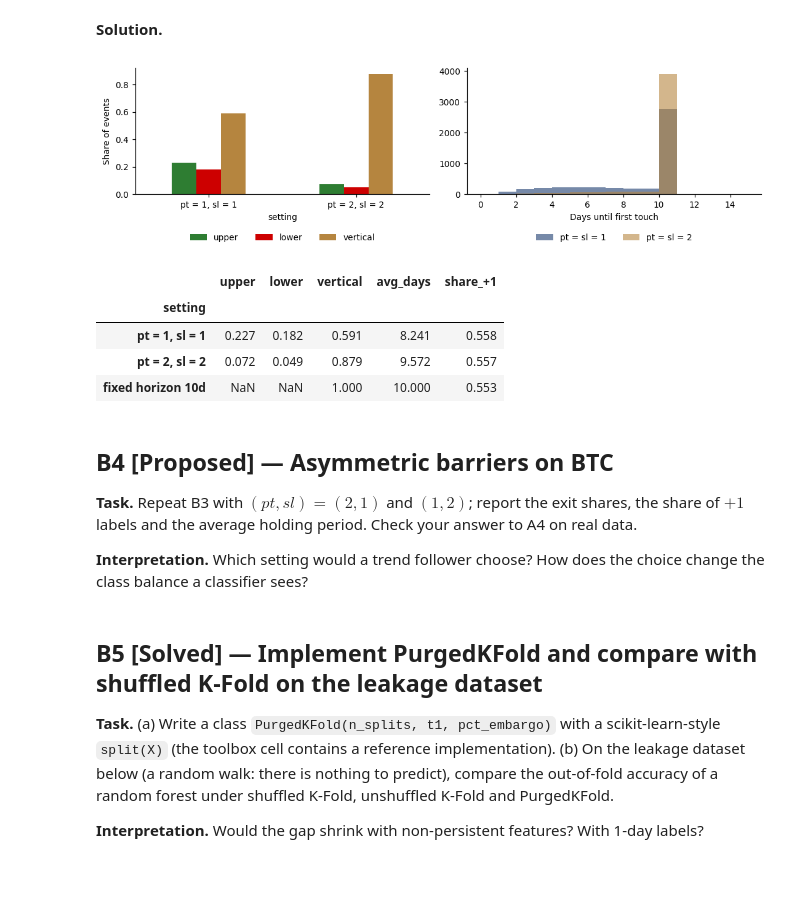
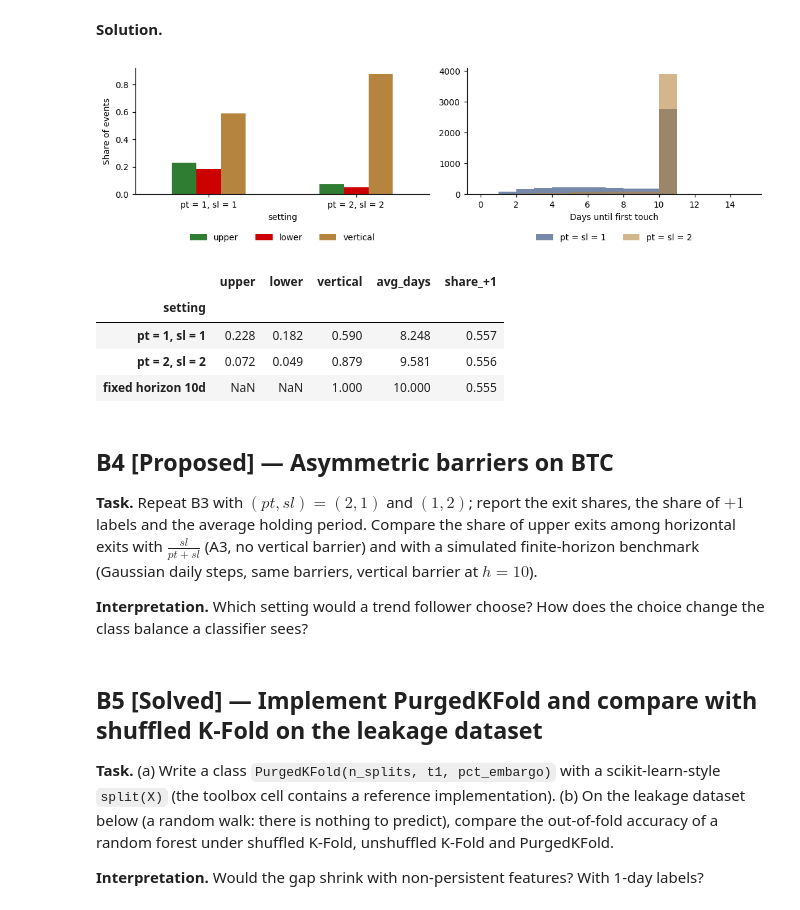
Before and after one commit to danpele/MFM, a Jupyter notebook: notebooks/EN/chapter13_seminar_notebook.ipynb, the cells around one changed output. Cells and saved outputs as stored; diff of their text form; code cells hidden in the pictures; blank space fills up the shorter version.

```diff
--- a/notebooks/EN/chapter13_seminar_notebook.ipynb
+++ b/notebooks/EN/chapter13_seminar_notebook.ipynb
@@ -152,7 +153,7 @@ def exact_local_whittle(x, m=None, alpha=0.65):
 
 
 def get_daily_vol(close, span=50):
-    """EWMA volatility of daily log returns."""
+    """EWMA volatility: square root of the EWMA of squared deviations of daily log returns."""
     return np.log(close).diff().ewm(span=span).std()
 
 
@@ -163,9 +164,9 @@ def triple_barrier(close, events_idx, vol, pt=1.0, sl=1.0, horizon=10):
     rows = []
     for t0 in events_idx:
         i0 = pos[t0]
-        if i0 + 1 >= len(close) or np.isnan(vol.iloc[i0]):
-            continue
-        i1 = min(i0 + horizon, len(close) - 1)
+        if i0 + horizon >= len(close) or np.isnan(vol.iloc[i0]):
+            continue                                   # incomplete h-day window at the end of the sample: censored, skipped
+        i1 = i0 + horizon
         width = vol.iloc[i0] * np.sqrt(horizon)
         path = logp.iloc[i0 + 1:i1 + 1] - logp.iloc[i0]
         up = path[path >= pt * width].index.min() if pt > 0 else pd.NaT
@@ -189,15 +190,15 @@ def rsi(close, n=14):
     return 100 - 100 / (1 + up / dn)
 
 
-def build_features(close, vix=None, d_ffd=None):
-    """Features that only use information available at time t (no look-ahead)."""
+def build_features(close, vix=None, d_ffd=None, periods=252):
+    """Features that only use information available at time t (no look-ahead); periods = trading days per year (252 equities, 365 crypto)."""
     lp = np.log(close)
     r = lp.diff()
     f = pd.DataFrame(index=close.index)
     for h in (1, 5, 20, 60, 120):
         f[f'mom_{h}'] = lp.diff(h)                                     # momentum over h days
-    f['vol_20'] = r.rolling(20).std() * np.sqrt(252)
-    f['vol_60'] = r.rolling(60).std() * np.sqrt(252)
+    f['vol_20'] = r.rolling(20).std() * np.sqrt(periods)
+    f['vol_60'] = r.rolling(60).std() * np.sqrt(periods)
     f['vol_ratio'] = f['vol_20'] / f['vol_60']
     f['dist_ma50'] = lp - lp.rolling(50).mean()
     f['dist_ma200'] = lp - lp.rolling(200).mean()
@@ -467,42 +468,44 @@ and compare with 10-day fixed-horizon labels.
 # %%
 vol_b = get_daily_vol(btc)
 events = btc.index                                   # every day is an event
 fixed = np.sign(log_btc.shift(-10) - log_btc).reindex(events)
 
 
 def barrier_table(settings):
     rows, tbs = [], {}
     for pt_, sl_ in settings:
         tb = triple_barrier(btc, events, vol_b, pt=pt_, sl=sl_, horizon=10)
         tbs[(pt_, sl_)] = tb
         share = tb['barrier'].value_counts(normalize=True).reindex(['upper', 'lower', 'vertical']).fillna(0)
         rows.append((f'pt = {pt_}, sl = {sl_}', share['upper'], share['lower'], share['vertical'],
                      (tb['t1'] - tb.index).dt.days.mean(), (tb['label'] > 0).mean()))
     return pd.DataFrame(rows, columns=['setting', 'upper', 'lower', 'vertical', 'avg_days', 'share_+1']).set_index('setting'), tbs
 
 ex3, tbs = barrier_table([(1, 1), (2, 2)])
-ex3.loc['fixed horizon 10d'] = [np.nan, np.nan, 1.0, 10.0, (fixed > 0).mean()]
+fx = fixed.reindex(tbs[(1, 1)].index).dropna()                # same events, complete 10-day window
+ex3.loc['fixed horizon 10d'] = [np.nan, np.nan, 1.0, 10.0, (fx > 0).mean()]
 
 fig, axes = plt.subplots(1, 2, figsize=(10, 3))
 ex3.iloc[:2][['upper', 'lower', 'vertical']].plot.bar(ax=axes[0], color=[Forest, IDAred, Amber], rot=0, legend=False)
 axes[0].set_ylabel('Share of events'); legend_bottom(axes[0], ncol=3)
 for k, c in zip(tbs, (MainBlue, Amber)):
     axes[1].hist((tbs[k]['t1'] - tbs[k].index).dt.days, bins=np.arange(0, 16), alpha=0.6, color=c, label=f'pt = sl = {k[0]}')
 axes[1].set_xlabel('Days until first touch'); legend_bottom(axes[1], ncol=2)
 plt.tight_layout(); plt.show()
 ex3.round(3)
 # %% [output]
 [figure]
 |  | upper | lower | vertical | avg_days | share_+1 |
 | setting |  |  |  |  |  |
-| pt = 1, sl = 1 | 0.227 | 0.182 | 0.591 | 8.241 | 0.558 |
-| pt = 2, sl = 2 | 0.072 | 0.049 | 0.879 | 9.572 | 0.557 |
-| fixed horizon 10d | NaN | NaN | 1.000 | 10.000 | 0.553 |
+| pt = 1, sl = 1 | 0.228 | 0.182 | 0.590 | 8.248 | 0.557 |
+| pt = 2, sl = 2 | 0.072 | 0.049 | 0.879 | 9.581 | 0.556 |
+| fixed horizon 10d | NaN | NaN | 1.000 | 10.000 | 0.555 |
 # %% [markdown]
 ## B4 [Proposed] — Asymmetric barriers on BTC
 
 **Task.** Repeat B3 with $(pt, sl) = (2, 1)$ and $(1, 2)$; report the exit shares, the share of $+1$ labels and the average
-holding period. Check your answer to A4 on real data.
+holding period. Compare the share of upper exits among horizontal exits with $\frac{sl}{pt+sl}$ (A3, no vertical barrier) and with a
+simulated finite-horizon benchmark (Gaussian daily steps, same barriers, vertical barrier at $h = 10$).
 
 **Interpretation.** Which setting would a trend follower choose? How does the choice change the class balance a classifier sees?
 # %%
```
Also changed, not shown: parts of 11 cells of this notebook, 15 other files.
